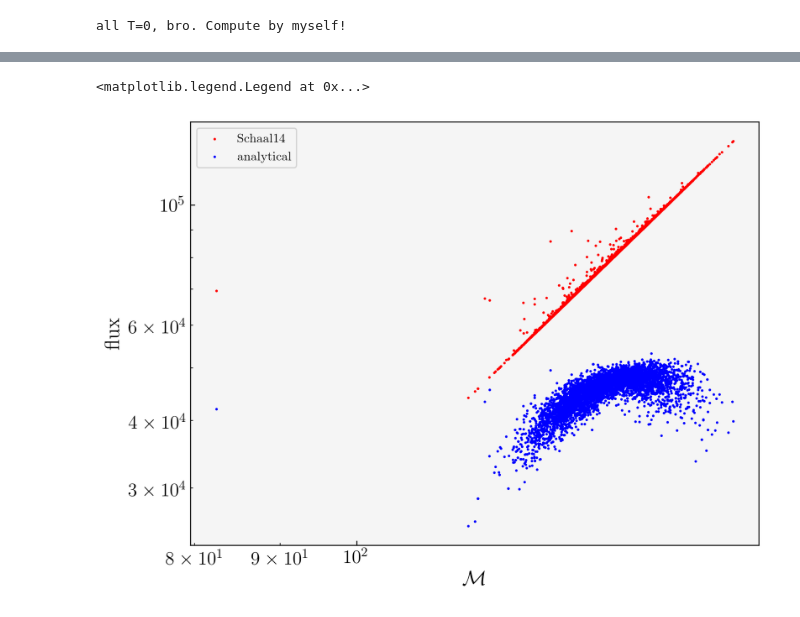
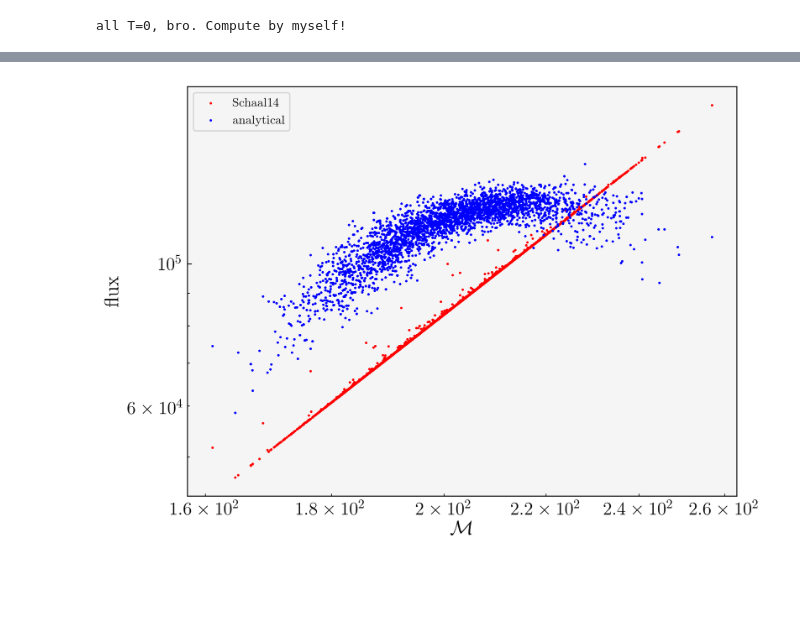
Before and after one commit to rich-tde/tde_wind, a Jupyter notebook: energy_dissipation.ipynb, the cells around one changed output, grey strips where cells are left out. Drawn from its saved outputs; the diff is of its cells as text; code cells hidden in the pictures; blank space fills up the shorter version.

```diff
--- a/energy_dissipation.ipynb
+++ b/energy_dissipation.ipynb
@@ -10,12 +10,12 @@ mach_min = 1.3
 gamma = 5/3
 save = False
 folder = 'sedov'
-snap = 'final'
+snap = '100'
 path = f'{folder}/{snap}'
 
 if folder == 'TDE':
     is_tde = True
-    epsilon = 2
+    epsilon = 0.02
 else:
     is_tde = False
     epsilon = 0.02
@@ -40,7 +40,7 @@ def kinetic_enflux(den_pre, cs_pre, mach):
 def efficiency(mach):
     # Eq.(8) from Schaal14
     R = density_bump(mach)
-    delta = 2 / (gamma * (gamma-1) * mach**2 * R) * ((2*gamma*mach**2-(gamma-1)/(gamma+1)) - R**gamma)
+    delta = 2 / (gamma * (gamma-1) * mach**2 * R) * ((2*gamma*mach**2-(gamma-1))/(gamma+1) - R**gamma)
     return delta
 
 def energy_flux(den_pre, cs_pre, mach):
@@ -48,9 +48,10 @@ def energy_flux(den_pre, cs_pre, mach):
     delta = efficiency(mach)
     f_phi = kinetic_enflux(den_pre, cs_pre, mach)
     f_th = delta * f_phi
+    print(delta)
     return f_th
 
-def analytical_flux(idx_pre, idx_post, en_density, density, velocity, temperature, volume):
+def analytical_flux(idx_pre, idx_post, en_density, density, velocity):
     e_pre = en_density[idx_pre]
     den_pre = density[idx_pre]
     e_post = en_density[idx_post]
@@ -83,11 +82,16 @@ FileNotFoundError: data/196/shocksurface_196.txt not found.
 idx_zone = [int(i) for i in idx_zone]
 vol_zone = Vol[idx_zone]
 # %%
-idx_surf = [int(i) for i in idx_surf]
-x_surf = x_zone[idx_surf]
-y_surf = y_zone[idx_surf]
-z_surf = z_zone[idx_surf]
-vol_surface = vol_zone[idx_surf]
+if folder == 'sedov':
+    idx_surf = [int(i) for i in idx_surf]
+    x_surf = x_zone[idx_surf]
+    y_surf = y_zone[idx_surf]
+    z_surf = z_zone[idx_surf]
+    vol_surface = vol_zone[idx_surf]
+else:
+    x_surf = shocksurface[6]
+    y_surf = shocksurface[7]
+    z_surf = shocksurface[8]
 # %%
 flux = np.zeros(len(x_surf))
 an_flux = np.zeros(len(x_surf))
@@ -100,5 +104,5 @@ for i in range(len(x_surf)):
     cs_pre = soundspeed(gamma, Press[idx_pre], Den[idx_pre])
     f_th = energy_flux(Den[idx_pre], cs_pre, mach)
     flux[i] = f_th
-    f_an = analytical_flux(idx_pre, idx_post, IE, Den, V, Temp, Vol)
+    f_an = analytical_flux(idx_pre, idx_post, IE, Den, V)
     an_flux[i] = f_an
@@ -110,12 +133,12 @@ an_flux_cross = an_flux[np.abs(z_surf-z_chosen)<epsilon]
 # %%
-plt.scatter(mach_shock, flux, c = 'r', s=1, label = 'Schaal14')
-plt.scatter(mach_shock, an_flux, c = 'b', s=1, label = 'analytical')
-plt.loglog()
-#plt.xlim(1,1000)
-#plt.ylim(1e-8,1e8)
-plt.xlabel(r'$\mathcal{M}$', fontsize = 16)
-plt.ylabel('flux', fontsize = 16)
-plt.legend()
+if folder == 'sedov':
+    plt.scatter(mach_shock, flux, c = 'r', s=1, label = 'Schaal14')
+    plt.scatter(mach_shock, an_flux, c = 'b', s=1, label = 'analytical')
+    plt.loglog()
+    #plt.xlim(1,1000)
+    #plt.ylim(1e-8,1e8)
+    plt.xlabel(r'$\mathcal{M}$', fontsize = 16)
+    plt.ylabel('flux', fontsize = 16)
+    plt.legend()
 # %% [output]
-<matplotlib.legend.Legend at 0x...>
-[figure, old version]
+[figure, new version]
```
Also changed, not shown: parts of 6 cells of this notebook, 23 other files.
